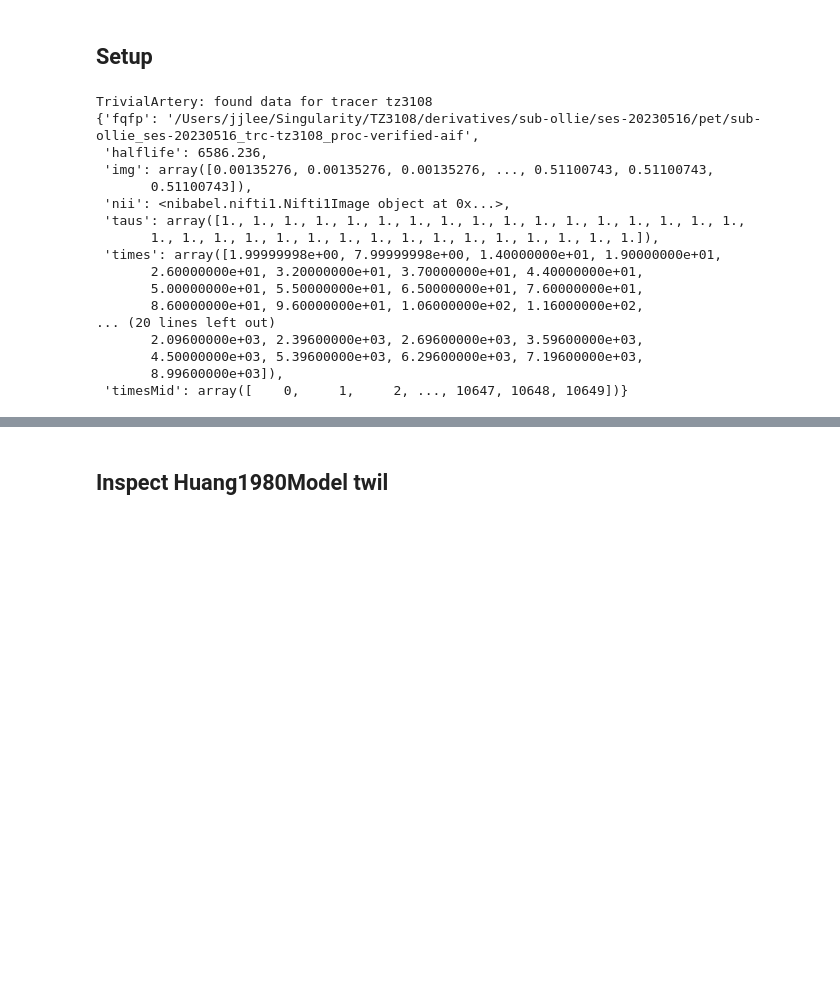
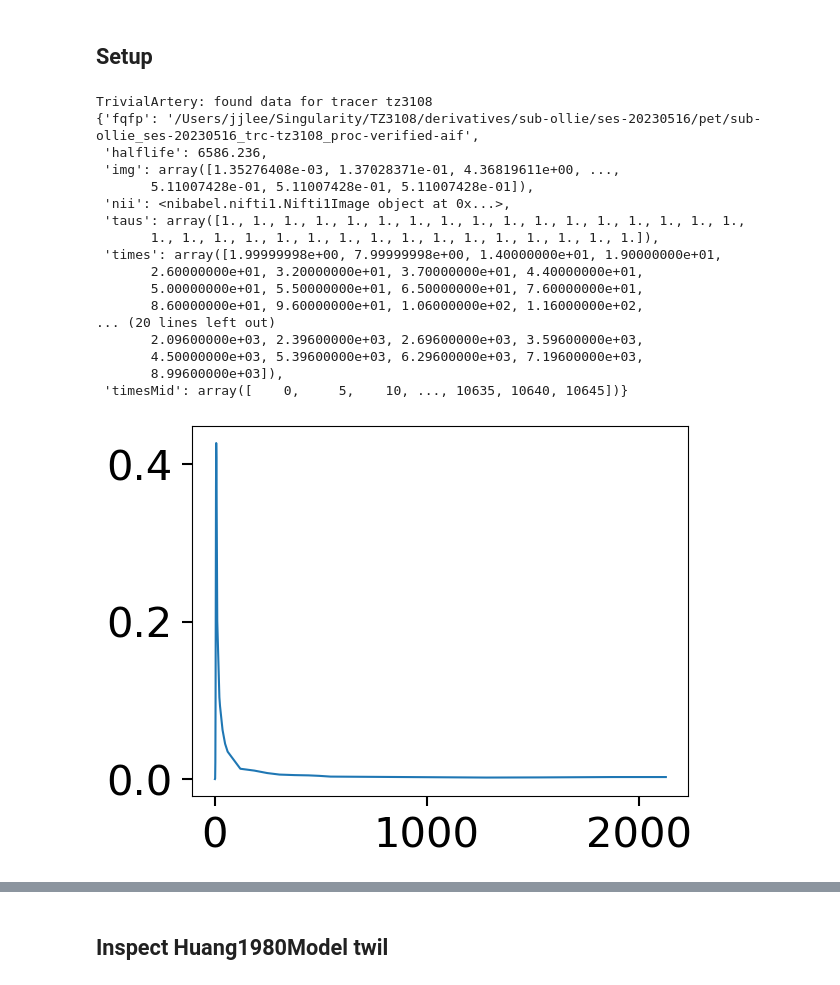
Before and after one commit to jjleewustledu/idif2025, a Jupyter notebook: demos/playground for TZ3108.ipynb, the cells around one changed output, grey strips where cells are left out. Saved outputs shown, nothing was run; the diff lists cells and outputs as text; code cells hidden in the pictures; blank space fills up the shorter version.

```diff
--- a/demos/playground for TZ3108.ipynb
+++ b/demos/playground for TZ3108.ipynb
@@ -22,10 +23,16 @@ pet = os.path.join(petdir, "sub-ollie_ses-20230516_trc-tz3108_proc-verified-tacs
 
 huang = TZ3108(twil,
                pet,
-               truths=[0.5, 0.002, 0.005, 0.0001, 9.066, -43.959, 0.021],
+               truths=[0.3, 0.001, 0.005, 0.0003, 0, 0, 0.021],
                nlive=30,
                tag="main-tz3108-huang-30",
-               model="Huang1980Model")
+               model="Huang1980Model",
+               delta_time=5)
+%matplotlib inline
+plt.figure()
+plt.plot(huang.data(huang.truths)["inputFuncInterp"])
+plt.figure()
+plt.plot(huang.data(huang.truths)["rho"])
 
 # Parameter 0: 0.476 [0.423, 0.499]
 # Parameter 1: 0.094 [0.082, 0.100]
@@ -36,35 +43,42 @@ huang = TZ3108(twil,
 # Parameter 6: 0.021 [0.020, 0.023]
 
 ichise_vasc = TZ3108(twil,
                      pet,
-                     truths=[0.5, 0.002, 0.005, 0.0001, 0.05, 50, 9.066, -43.959, 0.021],
+                     truths=[0.3, 0.004, 1e-6, 5e-4, 0.02, 90, 0, 0.021],
                      nlive=30,
                      tag="main-tz3108-ichise-vasc-30",
-                     model="Ichise2002VascModel")
+                     model="Ichise2002VascModel",
+                     delta_time=5)
+%matplotlib inline
+plt.figure()
+plt.plot(ichise_vasc.data(ichise_vasc.truths)["inputFuncInterp"])
+plt.figure()
+plt.plot(ichise_vasc.data(ichise_vasc.truths)["rho"])
 
 
 
 
 
 
 
 
 parc_index = 1  # whole brain
 # %% [output]
 TrivialArtery: found data for tracer tz3108
 {'fqfp': '/Users/jjlee/Singularity/TZ3108/derivatives/sub-ollie/ses-20230516/pet/sub-ollie_ses-20230516_trc-tz3108_proc-verified-aif',
  'halflife': 6586.236,
- 'img': array([0.00135276, 0.00135276, 0.00135276, ..., 0.51100743, 0.51100743,
-       0.51100743]),
+ 'img': array([1.35276408e-03, 1.37028371e-01, 4.36819611e+00, ...,
+       5.11007428e-01, 5.11007428e-01, 5.11007428e-01]),
  'nii': <nibabel.nifti1.Nifti1Image object at 0x...>,
  'taus': array([1., 1., 1., 1., 1., 1., 1., 1., 1., 1., 1., 1., 1., 1., 1., 1., 1.,
        1., 1., 1., 1., 1., 1., 1., 1., 1., 1., 1., 1., 1., 1., 1., 1.]),
  'times': array([1.99999998e+00, 7.99999998e+00, 1.40000000e+01, 1.90000000e+01,
        2.60000000e+01, 3.20000000e+01, 3.70000000e+01, 4.40000000e+01,
        5.00000000e+01, 5.50000000e+01, 6.50000000e+01, 7.60000000e+01,
        8.60000000e+01, 9.60000000e+01, 1.06000000e+02, 1.16000000e+02,
 ... (20 lines left out)
        2.09600000e+03, 2.39600000e+03, 2.69600000e+03, 3.59600000e+03,
        4.50000000e+03, 5.39600000e+03, 6.29600000e+03, 7.19600000e+03,
        8.99600000e+03]),
- 'timesMid': array([    0,     1,     2, ..., 10647, 10648, 10649])}
+ 'timesMid': array([    0,     5,    10, ..., 10635, 10640, 10645])}
+[figure, added]
```
Also changed, not shown: parts of 15 cells of this notebook, 9 other files.
